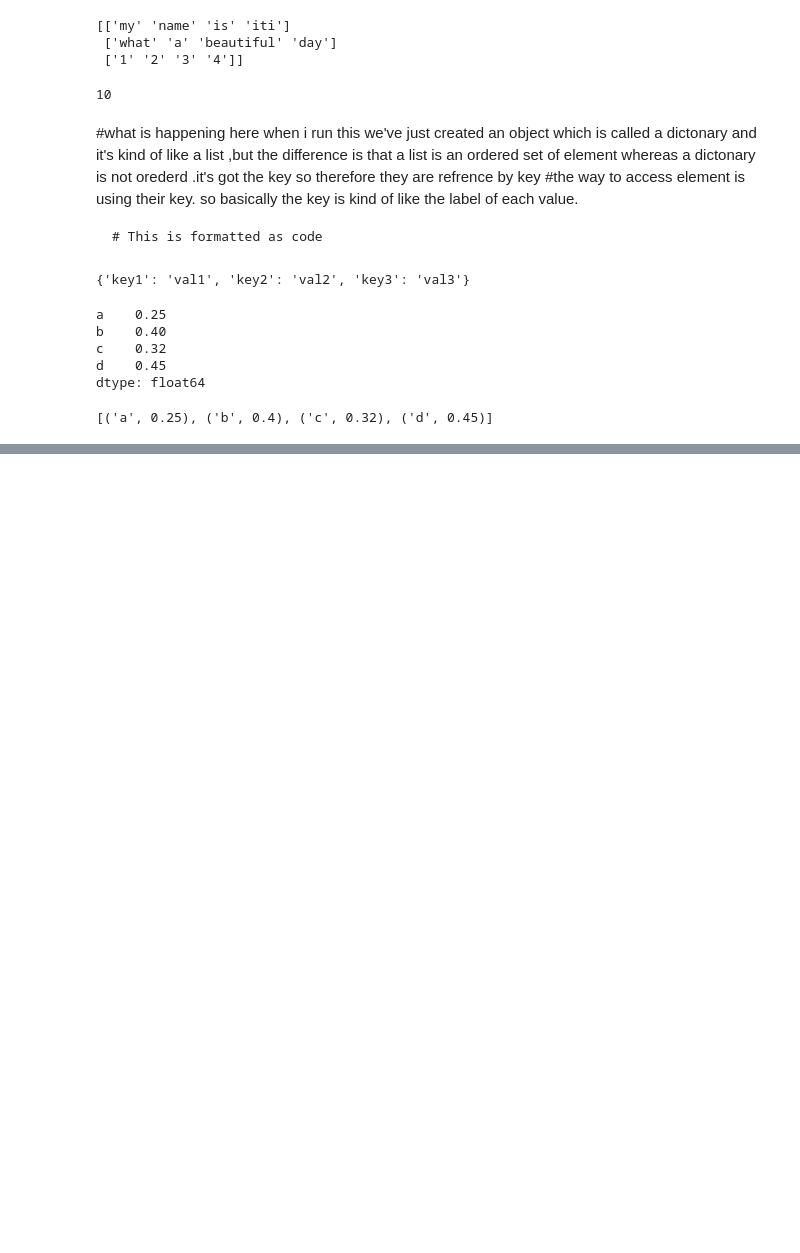
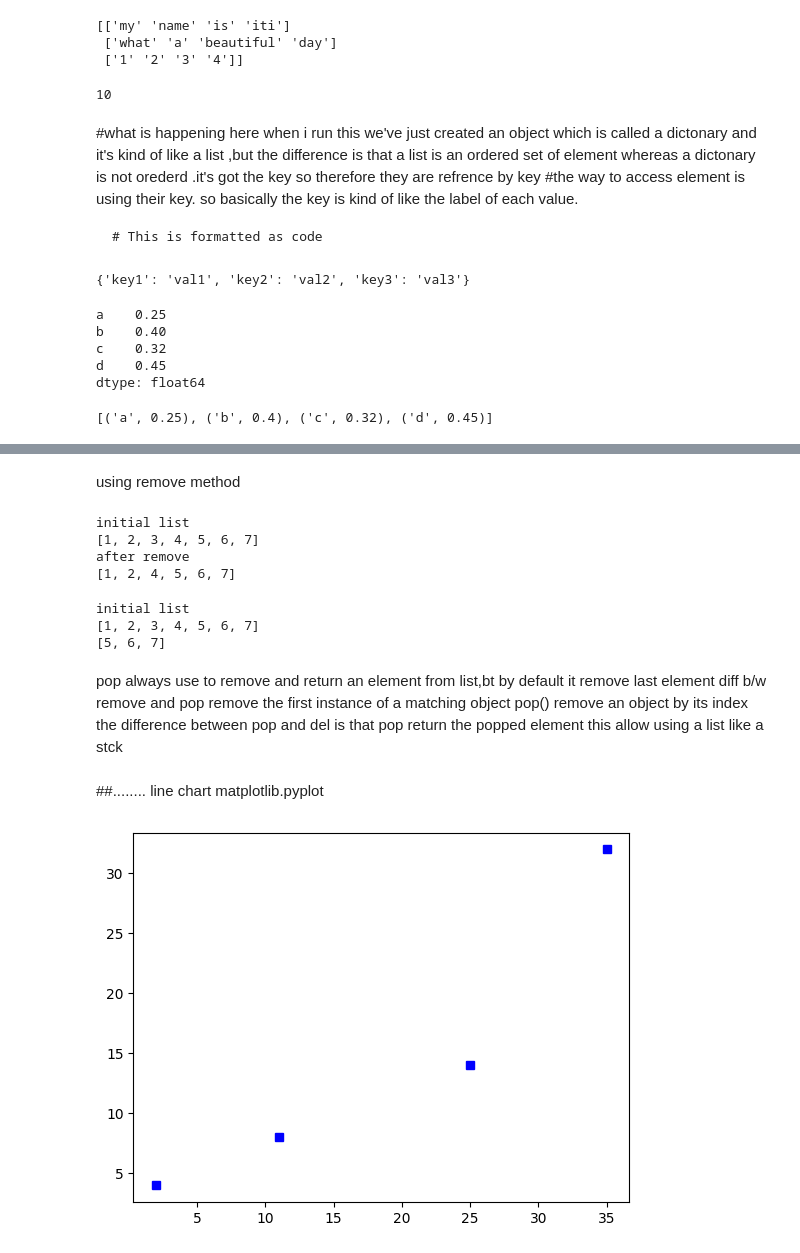
Before and after one commit to kanan110205/iti-tiwari, a Jupyter notebook: sunstone.ipynb, the cells around one changed output, grey strips where cells are left out. Saved outputs shown, nothing was run; the diff lists cells and outputs as text; code cells hidden in the pictures; blank space fills up the shorter version.

```diff
--- a/sunstone.ipynb
+++ b/sunstone.ipynb
@@ -470,0 +491,42 @@ list(data.items())
+# %% [markdown]
+using remove method
+# %%
+list=[1,2,3,4,5,6,7]
+print("initial list")
+print(list)
+list.remove(3)
+print("after remove")
+print(list)
+# %% [output]
+initial list
+[1, 2, 3, 4, 5, 6, 7]
+after remove
+[1, 2, 4, 5, 6, 7]
+# %%
+list=[1,2,3,4,5,6,7]
+print("initial list")
+print(list)
+for i in range (1,5):
+  list.remove(i)
+print(list)
+# %% [output]
+initial list
+[1, 2, 3, 4, 5, 6, 7]
+[5, 6, 7]
+# %% [markdown]
+pop always use to remove and return an element from list,bt by default it remove last element
+  diff b/w remove and pop
+  remove the first instance of a matching object
+  pop()
+  remove an object by its index
+  the difference between pop and del is that pop return the popped element this allow using a list like a stck
+# %% [markdown]
+##........ line chart
+matplotlib.pyplot
+# %%
+import matplotlib.pyplot as plt
+#plt.plot([2,11,25,35],[4,8,14,32],color='r')
+plt.plot([2,11,25,35],[4,8,14,32],'bs')
+plt.show()
+# %% [output]
+[figure, added]
```
Also changed, not shown: parts of 7 cells of this notebook.
